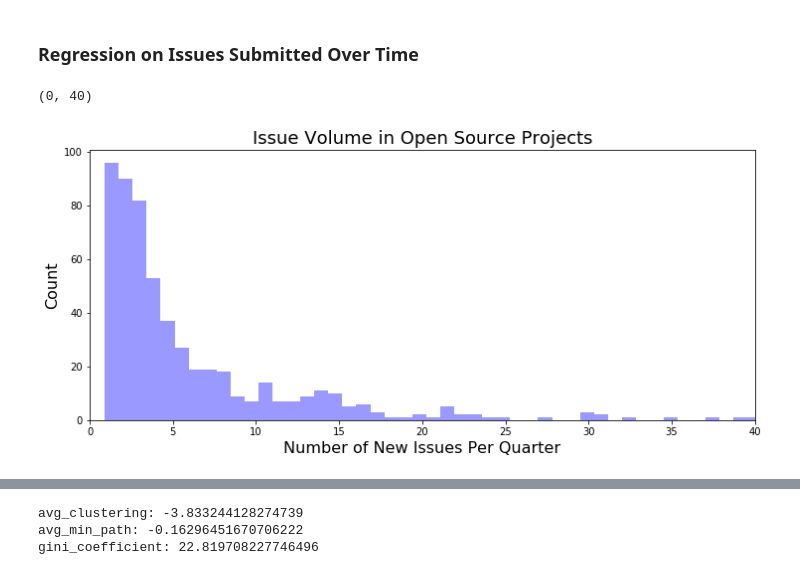
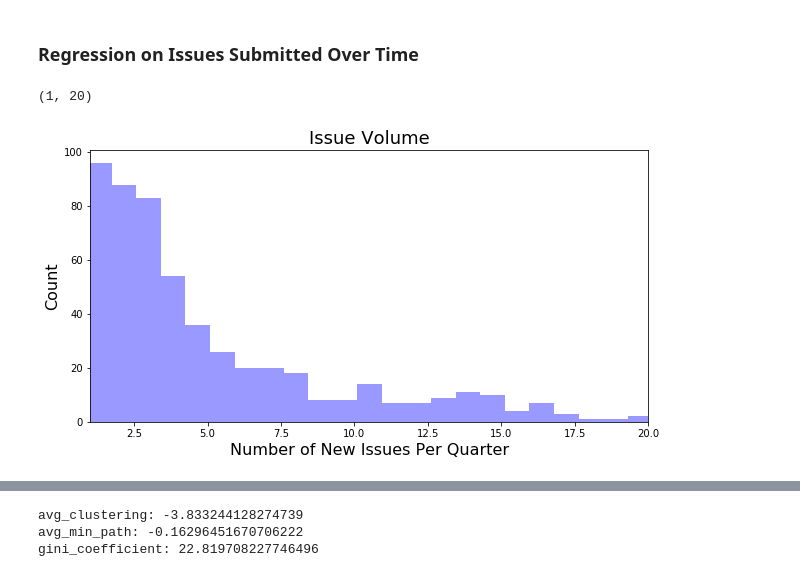
Before and after one commit to MthwRobinson/dissertation-research, a Jupyter notebook: research-notebooks/2-journal-article.ipynb, the cells around one changed output, grey strips where cells are left out. Drawn from its saved outputs; the diff is of its cells as text; code cells hidden in the pictures.

```diff
--- a/research-notebooks/2-journal-article.ipynb
+++ b/research-notebooks/2-journal-article.ipynb
@@ -342,15 +338,15 @@ Text(0.5, 0, 'Marginal Effect')
 # %% [markdown]
 ### Regression on Issues Submitted Over Time
 # %%
-plt.figure(figsize=(12, 5))
+plt.figure(figsize=(10, 5))
 sns.distplot(all_data['issues_over_time'], kde=False, color='blue', bins=100)
-plt.title('Issue Volume in Open Source Projects', fontsize=18)
+plt.title('Issue Volume', fontsize=18)
 plt.xlabel('Number of New Issues Per Quarter', fontsize=16)
 plt.ylabel('Count', fontsize=16)
-plt.xlim([0, 40])
+plt.xlim([1, 20])
 # %% [output]
-(0, 40)
+(1, 20)
-[figure, old version]
+[figure, new version]
 # %%
 all_data['issues_over_time'].describe()
 # %% [output]
```
Also changed, not shown: parts of 32 cells of this notebook.
